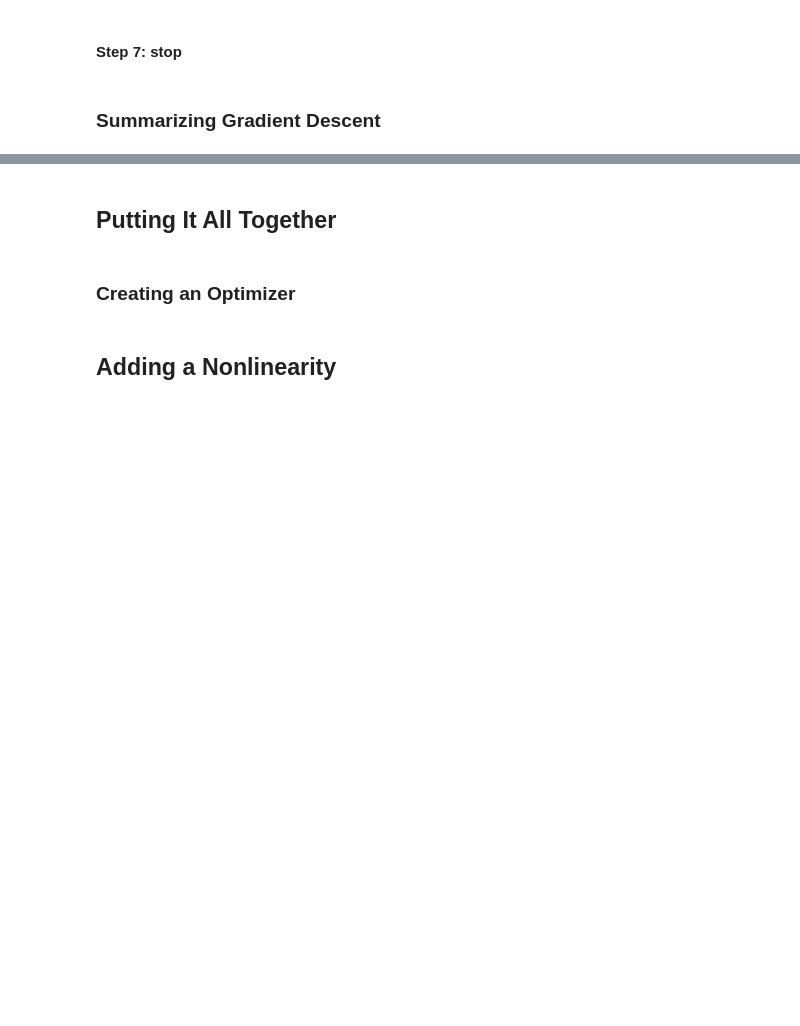
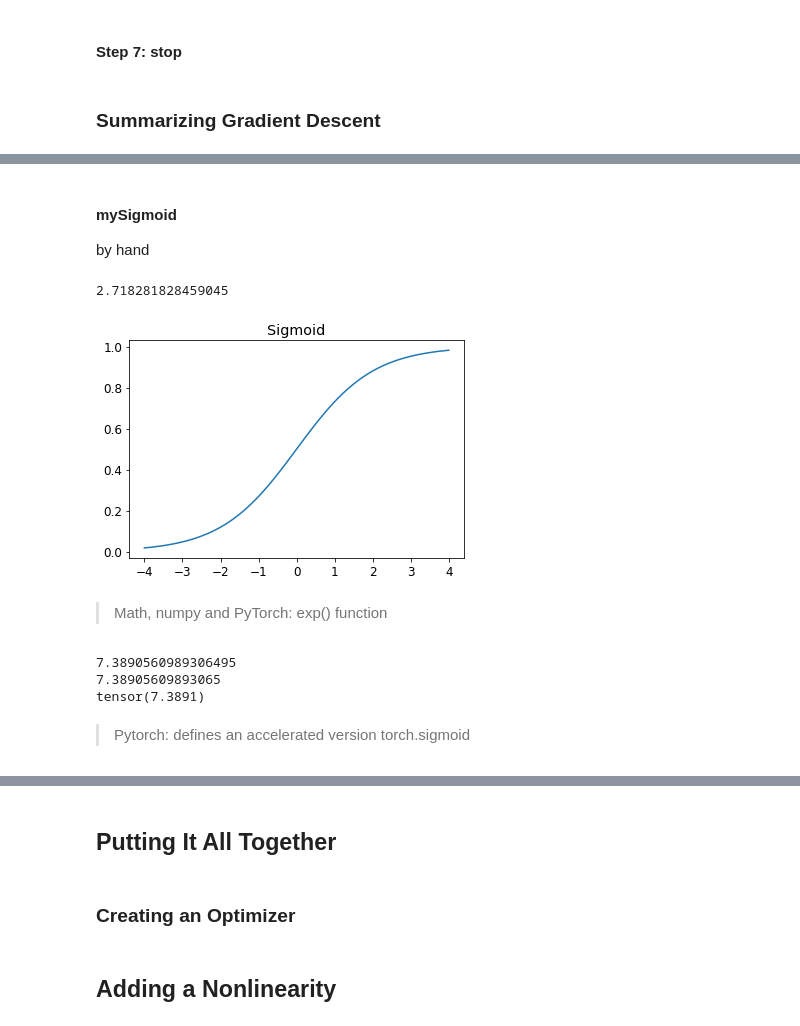
Before and after one commit to anyaconda/my-fastai-2020, a Jupyter notebook: my04_mnist_basics-clean.ipynb, the cells around one changed output, grey strips where cells are left out. Drawn from its saved outputs; the diff is of its cells as text; code cells hidden in the pictures; blank space fills up the shorter version.

Commit message:
myFastAI. GCP code.  Updated my04_mnist_basics_clean.  Gradient descent thru Sigmoid function.  Not working: graphviz related code.

```diff
--- a/my04_mnist_basics-clean.ipynb
+++ b/my04_mnist_basics-clean.ipynb
@@ -926,4 +948,29 @@ mnist_loss(tensor([0.9, 0.4, 0.8]),trgts)
 # %%
 def sigmoid(x): return 1/(1+torch.exp(-x))
+# %% [markdown]
+#### mySigmoid
+by hand
+# %%
+math.e
+# %% [output]
+2.718281828459045
+# %%
+def mySigmoid(x): return 1 / (1 + math.e**(-x))
+# %%
+plot_function(mySigmoid, title='Sigmoid', min=-4, max=4)
+# %% [output]
+[figure, added]
+# %% [markdown]
+>Math, numpy and PyTorch: exp() function
+# %%
+print (math.e**2)
+print(np.exp(2))
+print(torch.exp(tensor(2.)))
+# %% [output]
+7.3890560989306495
+7.38905609893065
+tensor(7.3891)
+# %% [markdown]
+>Pytorch: defines an accelerated version torch.sigmoid
 # %%
 plot_function(torch.sigmoid, title='Sigmoid', min=-4, max=4)
```
Also changed, not shown: parts of 95 cells of this notebook.
